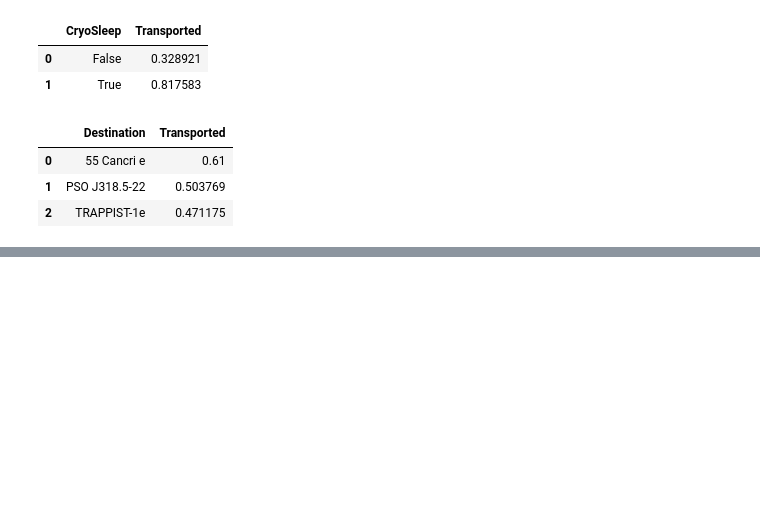
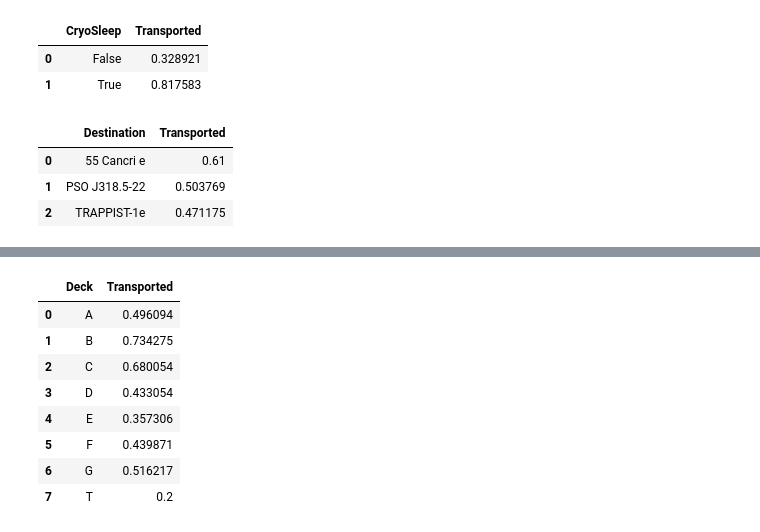
Before and after one commit to harsij01/spaceship-titanic, a Jupyter notebook: spaceship_titanic.ipynb, the cells around one changed output, grey strips where cells are left out. Drawn from its saved outputs; the diff is of its cells as text; code cells hidden in the pictures; blank space fills up the shorter version.

Commit message:
created Deck, CabinNo and CabinSize

```diff
--- a/spaceship_titanic.ipynb
+++ b/spaceship_titanic.ipynb
@@ -216,0 +222,3 @@ df.groupby(["Destination"], as_index=False)["Transported"].mean()
+# %%
+# Extract "Deck" from Cabin column
+df["Deck"] = df["Cabin"].str.split(pat="/", expand=True)[0]
@@ -216,0 +242,12 @@ df.groupby(["Destination"], as_index=False)["Transported"].mean()
+# %%
+df.groupby(["Deck"], as_index=False)["Transported"].mean()
+# %% [output]
+|  | Deck | Transported |
+| 0 | A | 0.496094 |
+| 1 | B | 0.734275 |
+| 2 | C | 0.680054 |
+| 3 | D | 0.433054 |
+| 4 | E | 0.357306 |
+| 5 | F | 0.439871 |
+| 6 | G | 0.516217 |
+| 7 | T | 0.2 |
```
Also changed, not shown: parts of 8 cells of this notebook.
